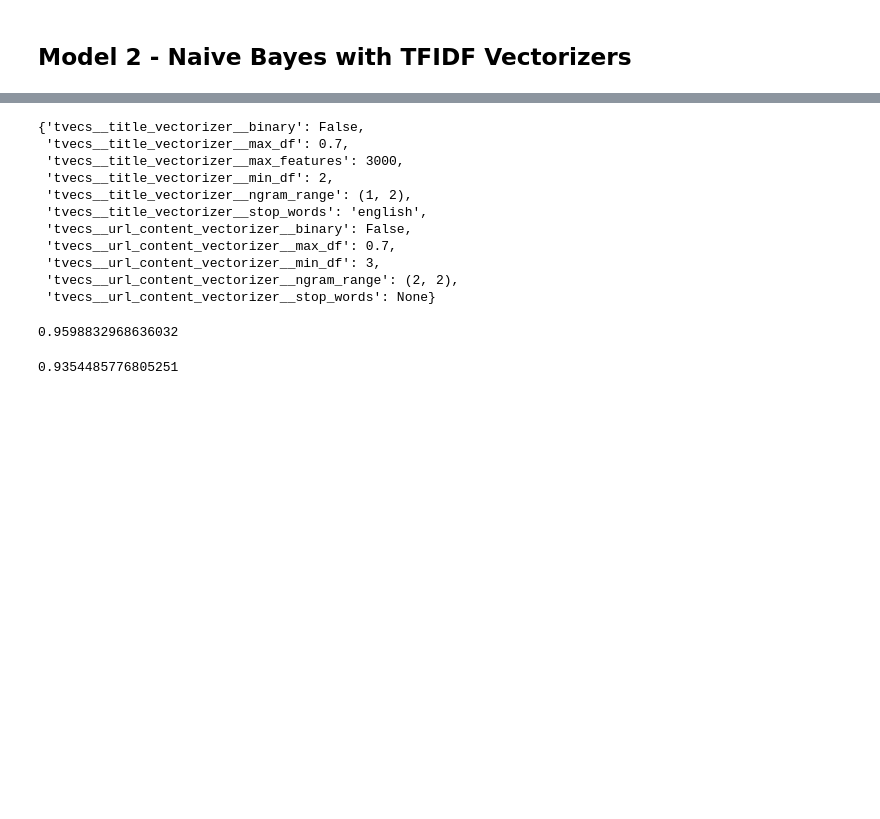
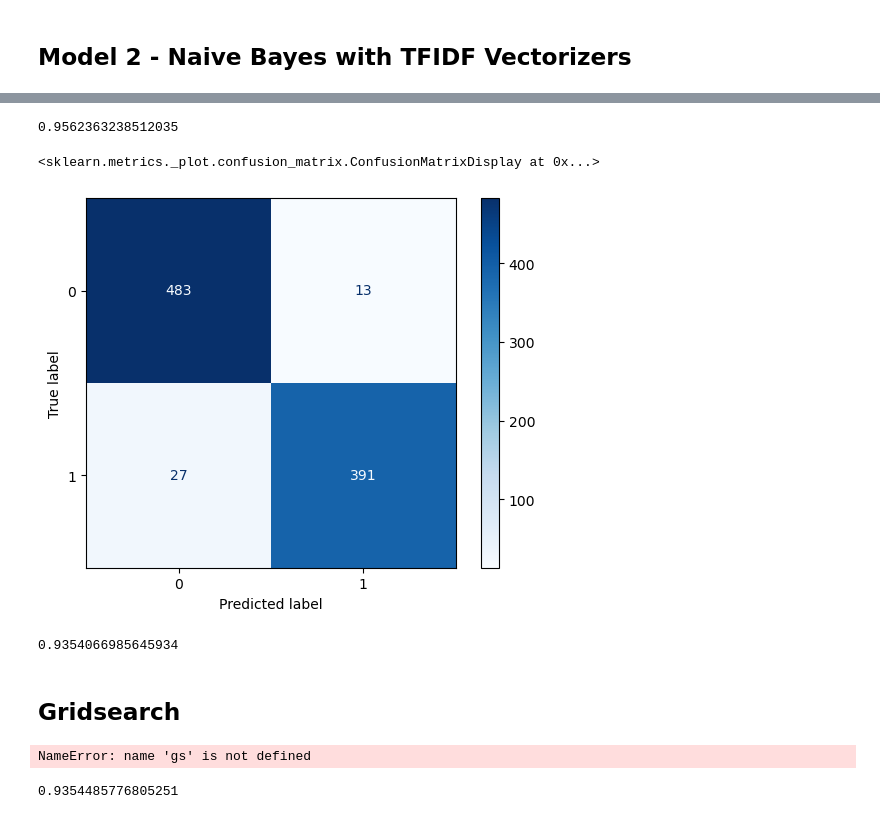
Before and after one commit to mikeminik/subreddit_identification_with_NLP, a Jupyter notebook: code/04_Model Tuning and Eval.ipynb, the cells around one changed output, grey strips where cells are left out. Cells and saved outputs as stored; diff of their text form; code cells hidden in the pictures; blank space fills up the shorter version.

```diff
--- a/code/04_Model Tuning and Eval.ipynb
+++ b/code/04_Model Tuning and Eval.ipynb
@@ -91,16 +91,16 @@ y_train.shape
 # %% [markdown]
 ## Model 1 - Naive Bayes with Count Vectorizers
 # %%
-# transformers = [
-#     ('title_vectorizer', CountVectorizer(), 'title'),
-#     ('url_content_vectorizer', CountVectorizer(), 'url_content'),
-#     ('domain_one_hot', OneHotEncoder(drop='first', handle_unknown = 'ignore'), ['url_domain'])
-# ]
+transformers = [
+    ('title_vectorizer', CountVectorizer(binary= True, max_df = 0.9, min_df= 1, ngram_range=(1,1), stop_words=None), 'title'),
+    ('url_content_vectorizer', CountVectorizer(binary = False, max_df=0.9, min_df=2, ngram_range=(2,2), stop_words='english'), 'url_content'),
+    ('domain_one_hot', OneHotEncoder(drop='first', handle_unknown = 'ignore'), ['url_domain'])
+]
 # %%
-# pipe_nb = Pipeline([
-#     ('cvecs', ColumnTransformer(transformers, remainder = 'passthrough')),
-#     ('nb', MultinomialNB())
-# ])
+pipe_nb = Pipeline([
+    ('cvecs', ColumnTransformer(transformers, remainder = 'passthrough')),
+    ('nb', MultinomialNB())
+])
 # %%
 # pgrid = {
 #     'cvecs__title_vectorizer__stop_words' : [None],
@@ -210,14 +169,4 @@ best_params = gs.best_params_
-# %%
-best_params
-# %% [output]
-{'tvecs__title_vectorizer__binary': False,
- 'tvecs__title_vectorizer__max_df': 0.7,
- 'tvecs__title_vectorizer__max_features': 3000,
- 'tvecs__title_vectorizer__min_df': 2,
- 'tvecs__title_vectorizer__ngram_range': (1, 2),
- 'tvecs__title_vectorizer__stop_words': 'english',
- 'tvecs__url_content_vectorizer__binary': False,
- 'tvecs__url_content_vectorizer__max_df': 0.7,
- 'tvecs__url_content_vectorizer__min_df': 3,
- 'tvecs__url_content_vectorizer__ngram_range': (2, 2),
- 'tvecs__url_content_vectorizer__stop_words': None}
+# %%
+pipe_nb.score(X_test, y_test)
+# %% [output]
+0.9562363238512035
@@ -223,0 +175,11 @@ best_params
+# %%
+ConfusionMatrixDisplay.from_estimator(pipe_nb, X_test, y_test, cmap = 'Blues')
+# %% [output]
+<sklearn.metrics._plot.confusion_matrix.ConfusionMatrixDisplay at 0x...>
+[figure, added]
+# %%
+recall_score(y_test, y_preds)
+# %% [output]
+0.9354066985645934
+# %% [markdown]
+## Gridsearch
@@ -224,5 +197,5 @@ best_params
 # %%
-gs.score(X_train, y_train)
+# gs.score(X_test, y_test)
 # %% [output]
-0.9598832968636032
+NameError: name 'gs' is not defined
 # %%
```
Also changed, not shown: parts of 12 cells of this notebook, 2 other files.
